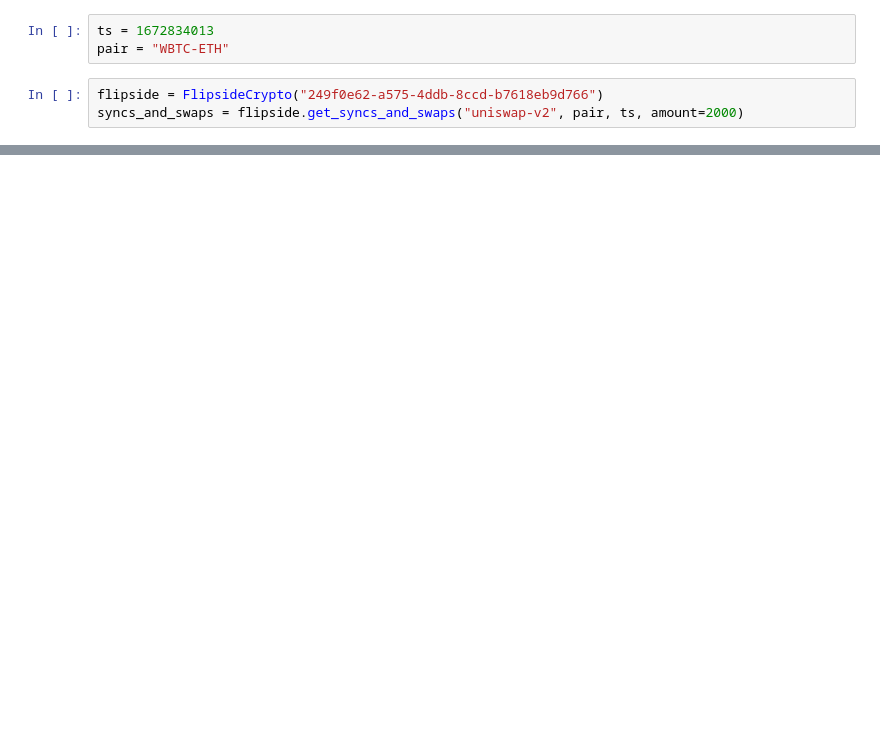
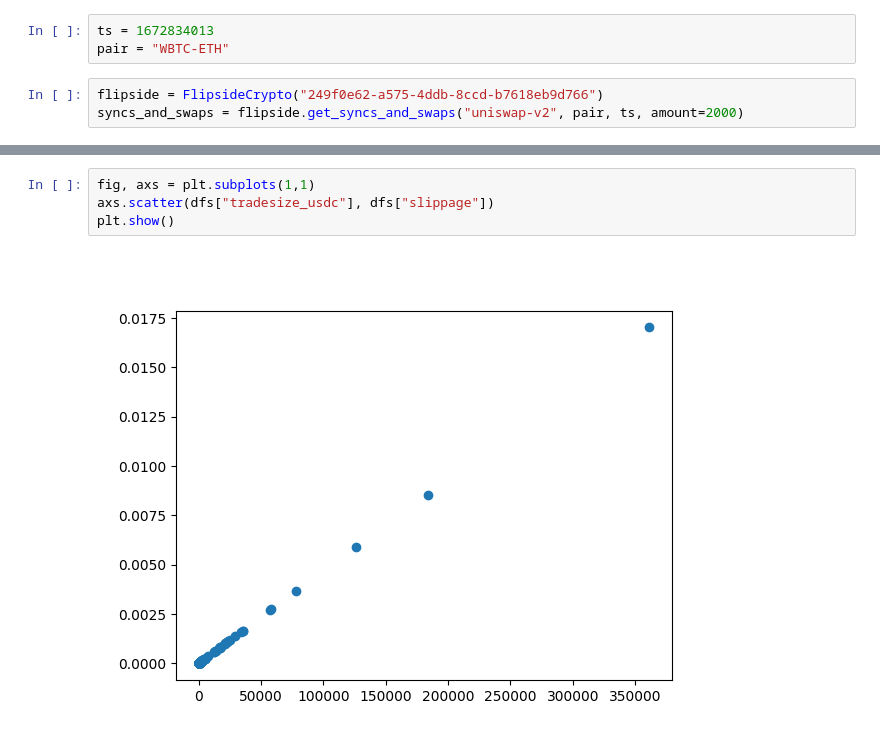
Before and after one commit to franwe/ChaosData, a Jupyter notebook: price_impact.ipynb, the cells around one changed output, grey strips where cells are left out. Drawn from its saved outputs; the diff is of its cells as text; blank space fills up the shorter version.

```diff
--- a/price_impact.ipynb
+++ b/price_impact.ipynb
@@ -69,0 +197,6 @@ print(tradesize_eth.min(), tradesize_eth.max())
+# %%
+fig, axs = plt.subplots(1,1)
+axs.scatter(dfs["tradesize_usdc"], dfs["slippage"])
+plt.show()
+# %% [output]
+[figure, added]
```
Also changed, not shown: parts of 25 cells of this notebook.
